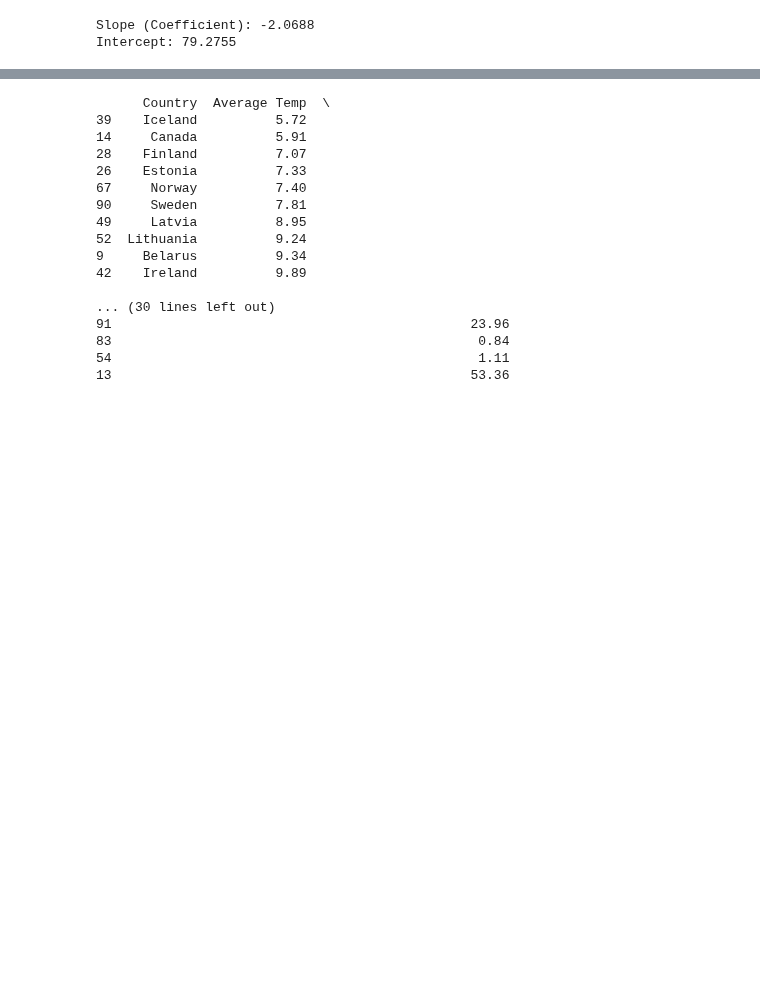
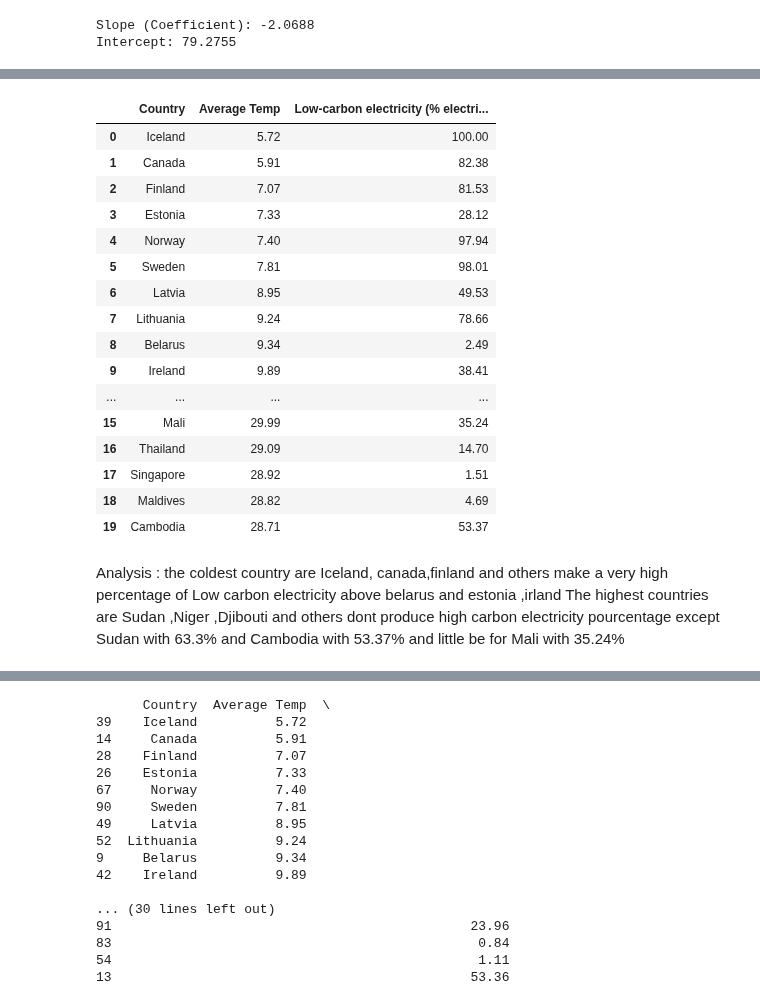
Before and after one commit to yosieph/Project1, a Jupyter notebook: project1.ipynb, the cells around one changed output, grey strips where cells are left out. Drawn from its saved outputs; the diff is of its cells as text; code cells hidden in the pictures; blank space fills up the shorter version.

```diff
--- a/project1.ipynb
+++ b/project1.ipynb
@@ -399,3 +366,41 @@ result_df.head(20)
 | 17 | Singapore | 28.92 | 0.84 | 50.96 | 0.00 | ... |
 | 18 | Maldives | 28.82 | 1.11 | 0.61 | 0.00 | ... |
 | 19 | Cambodia | 28.71 | 53.36 | 3.94 | 0.00 | ... |
+# %%
+#Develop a code to analyse the relation between average temperature and  Low-carbon electricity (% electricity) production
+#To get just the 3 data informations :country ,Average Temp ,Low-carbon electricity (% electricity)
+
+# Sort the main_data by 'Average Temp' in ascending order to get the lowest temperature countries
+lowest_temp_countries = main_data.sort_values(by='Average Temp', ascending=True).head(10)[['Country', 'Average Temp', 'Low-carbon electricity (% electricity)']]
+lowest_temp_countries.head(5)
+# Sort the main_data by 'Average Temp' in descending order to get the highest temperature countries
+highest_temp_countries = main_data.sort_values(by='Average Temp', ascending=False).head(10)[['Country', 'Average Temp', 'Low-carbon electricity (% electricity)']]
+highest_temp_countries.head(5)
+# Concatenate the two main_dataFrames to get the final result
+result_df = pd.concat([lowest_temp_countries, highest_temp_countries])
+
+# Reset the index of the resulting main_dataFrame
+result_df.reset_index(drop=True, inplace=True)
+
+# Display the result main_dataFrame
+result_df.head(20)
+# %% [output]
+|  | Country | Average Temp | Low-carbon electricity (% electri... |
+| 0 | Iceland | 5.72 | 100.00 |
+| 1 | Canada | 5.91 | 82.38 |
+| 2 | Finland | 7.07 | 81.53 |
+| 3 | Estonia | 7.33 | 28.12 |
+| 4 | Norway | 7.40 | 97.94 |
+| 5 | Sweden | 7.81 | 98.01 |
+| 6 | Latvia | 8.95 | 49.53 |
+| 7 | Lithuania | 9.24 | 78.66 |
+| 8 | Belarus | 9.34 | 2.49 |
+| 9 | Ireland | 9.89 | 38.41 |
+| ... | ... | ... | ... |
+| 15 | Mali | 29.99 | 35.24 |
+| 16 | Thailand | 29.09 | 14.70 |
+| 17 | Singapore | 28.92 | 1.51 |
+| 18 | Maldives | 28.82 | 4.69 |
+| 19 | Cambodia | 28.71 | 53.37 |
+# %% [markdown]
+Analysis : the coldest country are Iceland, canada,finland and others make a very high percentage of Low carbon electricity above belarus and estonia ,irland The highest countries are Sudan ,Niger ,Djibouti and others dont produce high carbon electricity pourcentage except Sudan with 63.3% and Cambodia with 53.37% and little be for Mali with 35.24%
```
Also changed, not shown: parts of 17 cells of this notebook, 3 other files.
